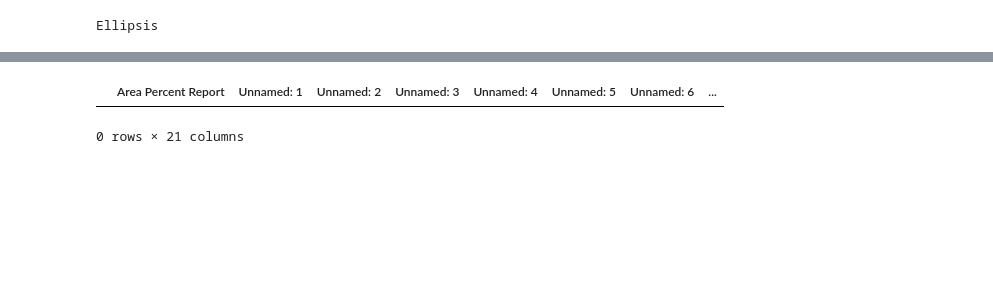
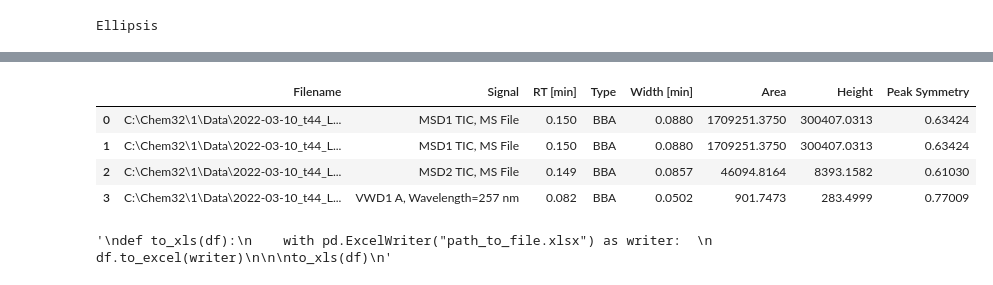
Before and after one commit to anababnigg/auto-lab, a Jupyter notebook: tester.ipynb, the cells around one changed output, grey strips where cells are left out. Drawn from its saved outputs; the diff is of its cells as text; code cells hidden in the pictures; blank space fills up the shorter version.

Commit message:
basic excel reading functions produced

```diff
--- a/tester.ipynb
+++ b/tester.ipynb
@@ -7,3 +7,10 @@ import matplotlib.pyplot as plt
 ...
 # %% [output]
 Ellipsis
+# %%
+#initialize main dataframe
+#change the main names most likely
+#don't forget to write to an excel file (pd manual)
+
+df = pd.DataFrame(columns=['Filename', 'Signal', 'RT [min]', 'Type', 'Width [min]', 'Area', 'Height', 'Peak Symmetry'])
+df
@@ -36,5 +44,0 @@ tester
-# %%
-tester.dropna()
-# %% [output]
-|  | Area Percent Report | Unnamed: 1 | Unnamed: 2 | Unnamed: 3 | Unnamed: 4 | Unnamed: 5 | Unnamed: 6 | ... |
-0 rows × 21 columns
@@ -45,0 +97,19 @@ def xls_reader():
+# %%
+df
+# %% [output]
+|  | Filename | Signal | RT [min] | Type | Width [min] | Area | Height | Peak Symmetry |
+| 0 | C:\Chem32\1\Data\2022-03-10_t44_L... | MSD1 TIC, MS File | 0.150 | BBA | 0.0880 | 1709251.3750 | 300407.0313 | 0.63424 |
+| 1 | C:\Chem32\1\Data\2022-03-10_t44_L... | MSD1 TIC, MS File | 0.150 | BBA | 0.0880 | 1709251.3750 | 300407.0313 | 0.63424 |
+| 2 | C:\Chem32\1\Data\2022-03-10_t44_L... | MSD2 TIC, MS File | 0.149 | BBA | 0.0857 | 46094.8164 | 8393.1582 | 0.61030 |
+| 3 | C:\Chem32\1\Data\2022-03-10_t44_L... | VWD1 A, Wavelength=257 nm | 0.082 | BBA | 0.0502 | 901.7473 | 283.4999 | 0.77009 |
+# %%
+'''
+def to_xls(df):
+    with pd.ExcelWriter("path_to_file.xlsx") as writer:
+        df.to_excel(writer)
+
+
+to_xls(df)
+'''
+# %% [output]
+'\ndef to_xls(df):\n    with pd.ExcelWriter("path_to_file.xlsx") as writer:  \n        df.to_excel(writer)\n\n\nto_xls(df)\n'
```
Also changed, not shown: parts of 6 cells of this notebook, 1 other file.
